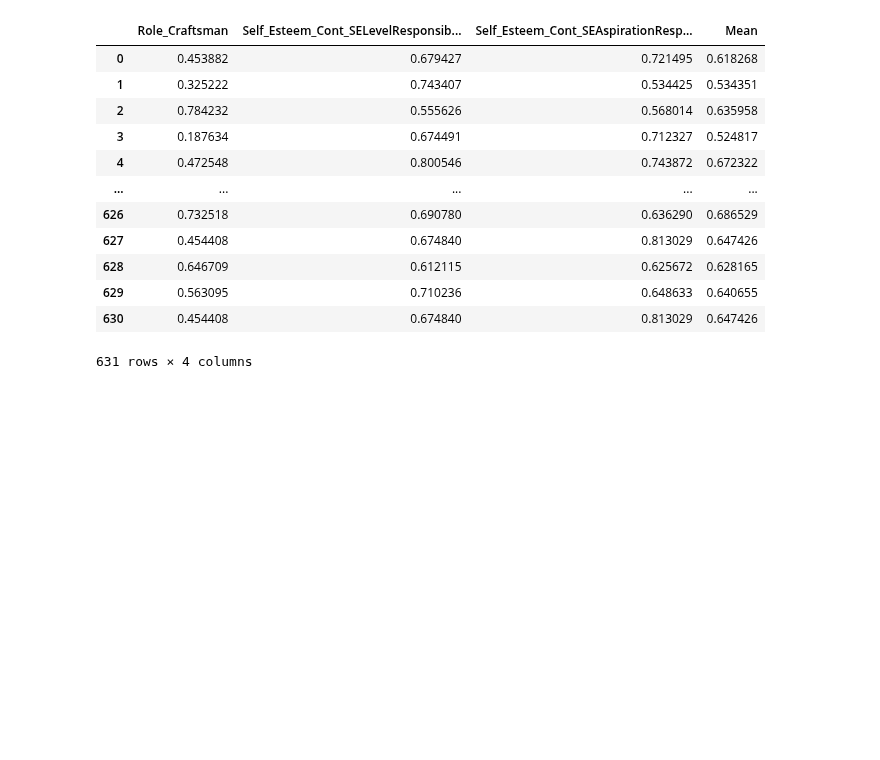
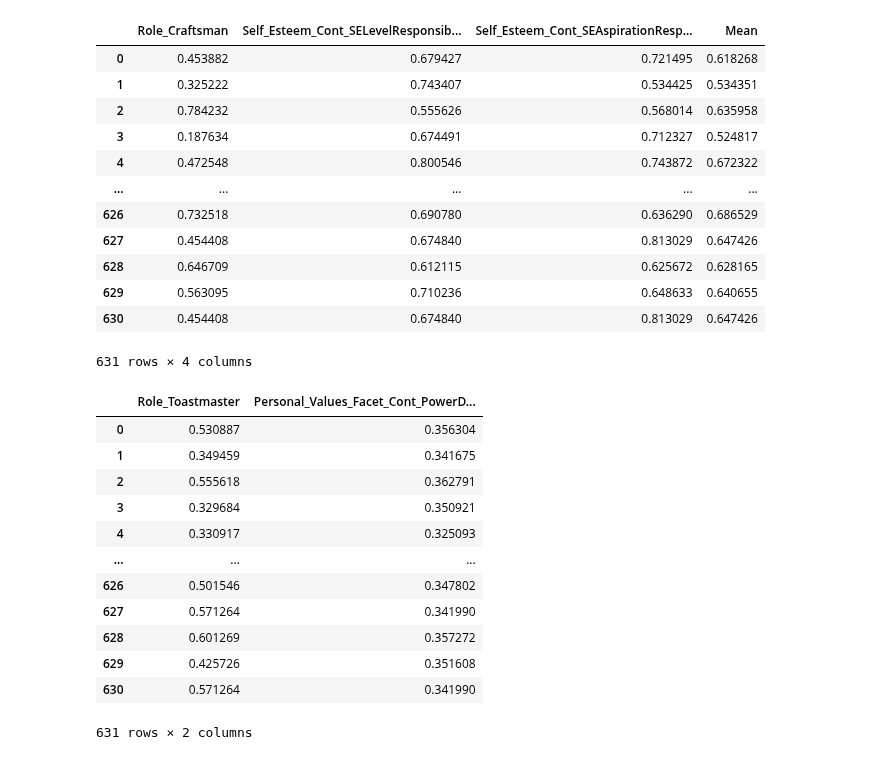
Before and after one commit to dindaslsbilla/coba, a Jupyter notebook: Untitled1.ipynb, the cells around one changed output. Saved outputs shown, nothing was run; the diff lists cells and outputs as text; code cells hidden in the pictures; blank space fills up the shorter version.

Commit message:
add maingames_roletoastmaster to csv

```diff
--- a/Untitled1.ipynb
+++ b/Untitled1.ipynb
@@ -190,3 +190,20 @@ rolecraftsman_df
 | 629 | 0.563095 | 0.710236 | 0.648633 | 0.640655 |
 | 630 | 0.454408 | 0.674840 | 0.813029 | 0.647426 |
 631 rows × 4 columns
+# %%
+maingames_toastmaster = maingames[["Role_Toastmaster", "Personal_Values_Facet_Cont_PowerDominance"]]
+maingames_toastmaster
+# %% [output]
+|  | Role_Toastmaster | Personal_Values_Facet_Cont_PowerD... |
+| 0 | 0.530887 | 0.356304 |
+| 1 | 0.349459 | 0.341675 |
+| 2 | 0.555618 | 0.362791 |
+| 3 | 0.329684 | 0.350921 |
+| 4 | 0.330917 | 0.325093 |
+| ... | ... | ... |
+| 626 | 0.501546 | 0.347802 |
+| 627 | 0.571264 | 0.341990 |
+| 628 | 0.601269 | 0.357272 |
+| 629 | 0.425726 | 0.351608 |
+| 630 | 0.571264 | 0.341990 |
+631 rows × 2 columns
```
Also changed, not shown: parts of 1 cell of this notebook, 1 other file.
